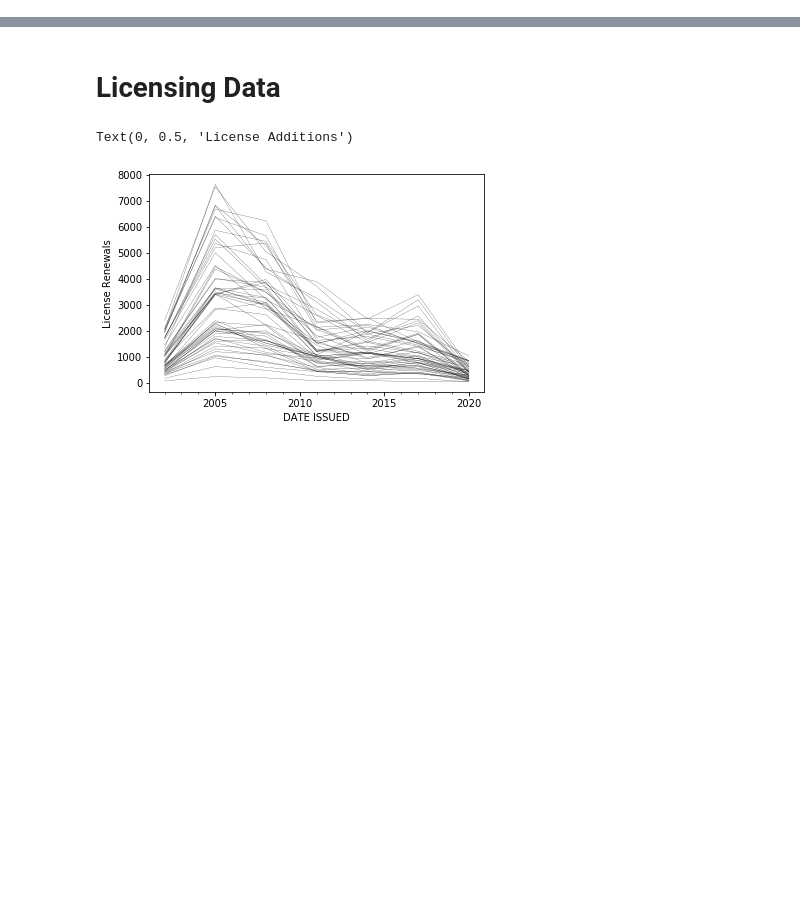
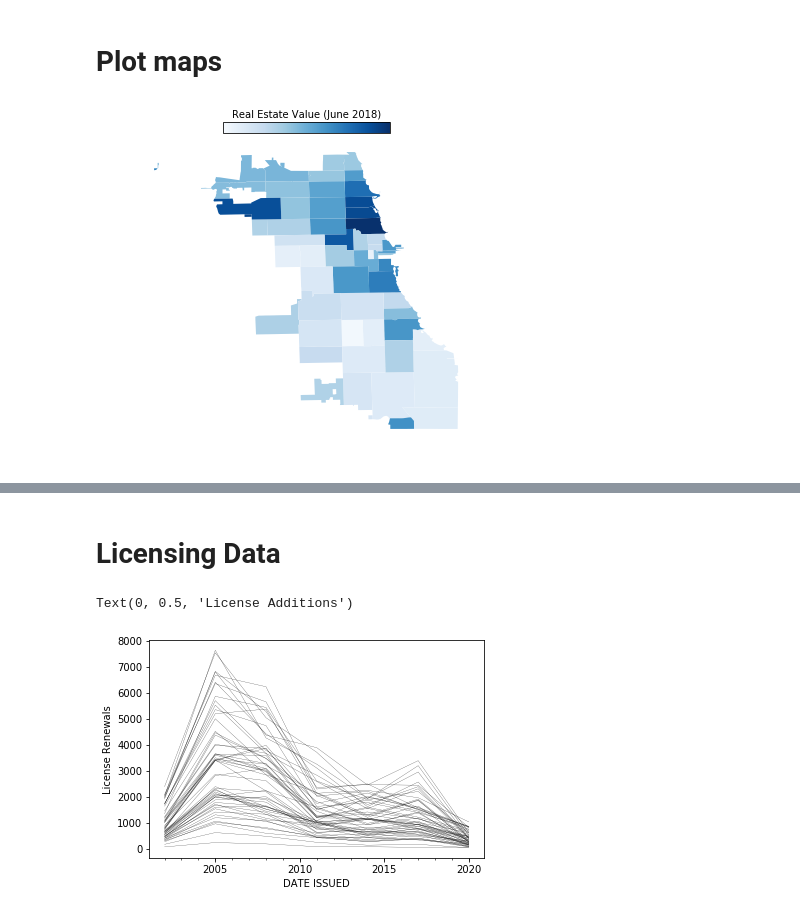
Before and after one commit to sbernasek/chicago, a Jupyter notebook: project.ipynb, the cells around one changed output, grey strips where cells are left out. Saved outputs shown, nothing was run; the diff lists cells and outputs as text; code cells hidden in the pictures; blank space fills up the shorter version.

```diff
--- a/project.ipynb
+++ b/project.ipynb
@@ -227,3 +22,5 @@ licensing = load()
+# %%
+mvalfah = pd.concat(RealEstateData(), axis=1)#.loc[:, common_zipcodes].resample('3M').mean()
 # %%
 from functools import reduce
 
@@ -408,3 +32,11 @@ class ChicagoMap:
+# %% [markdown]
+# Plot maps
+# %%
+date = 'June 2018'
+chimap = CityMap(mvalfah, vmin='min', vmax='max', timeline=False, label='Real Estate Value ({:s})'.format(date))
+chimap.fix_date(date)
+# %% [output]
+[figure, added]
 # %%
 chimap = ChicagoMap(timeseries=derivative,
                     cbar=True, figsize=(6, 6),
```
Also changed, not shown: parts of 35 cells of this notebook, 6 other files.
